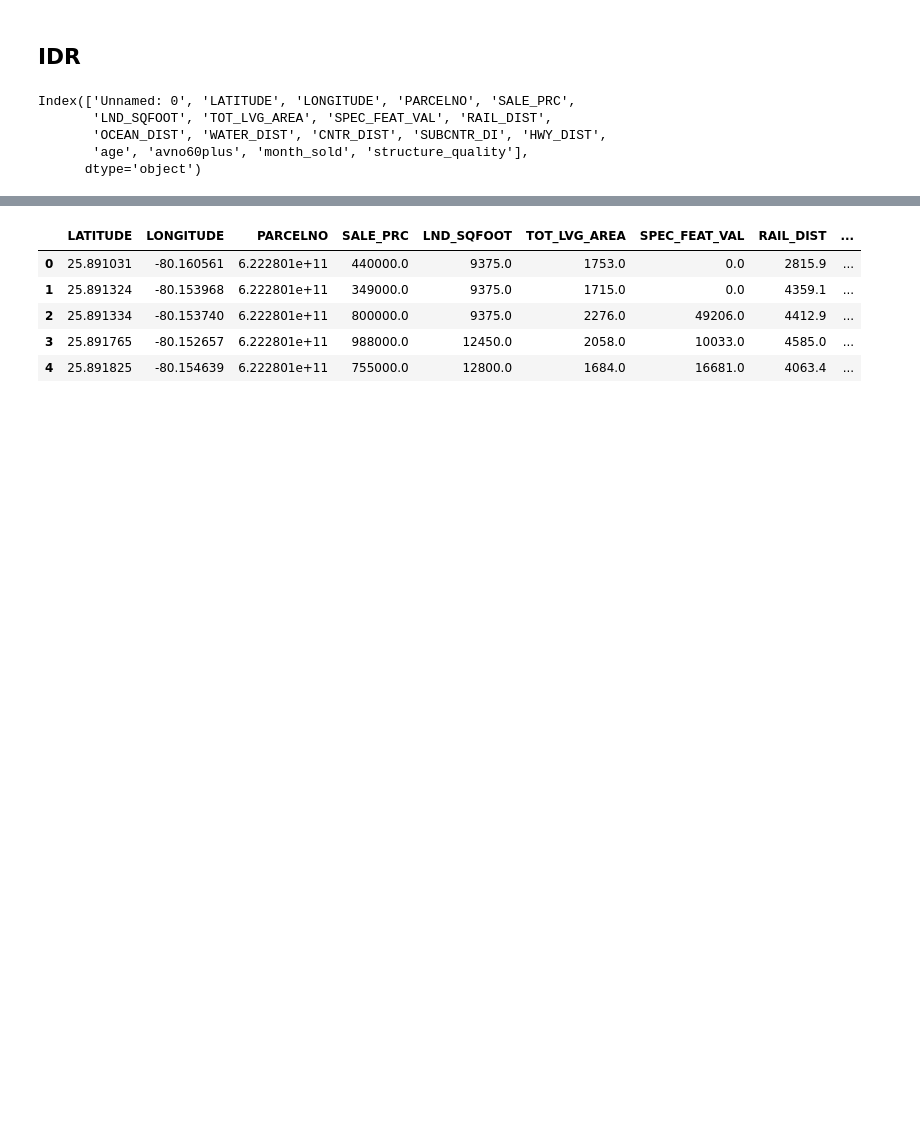
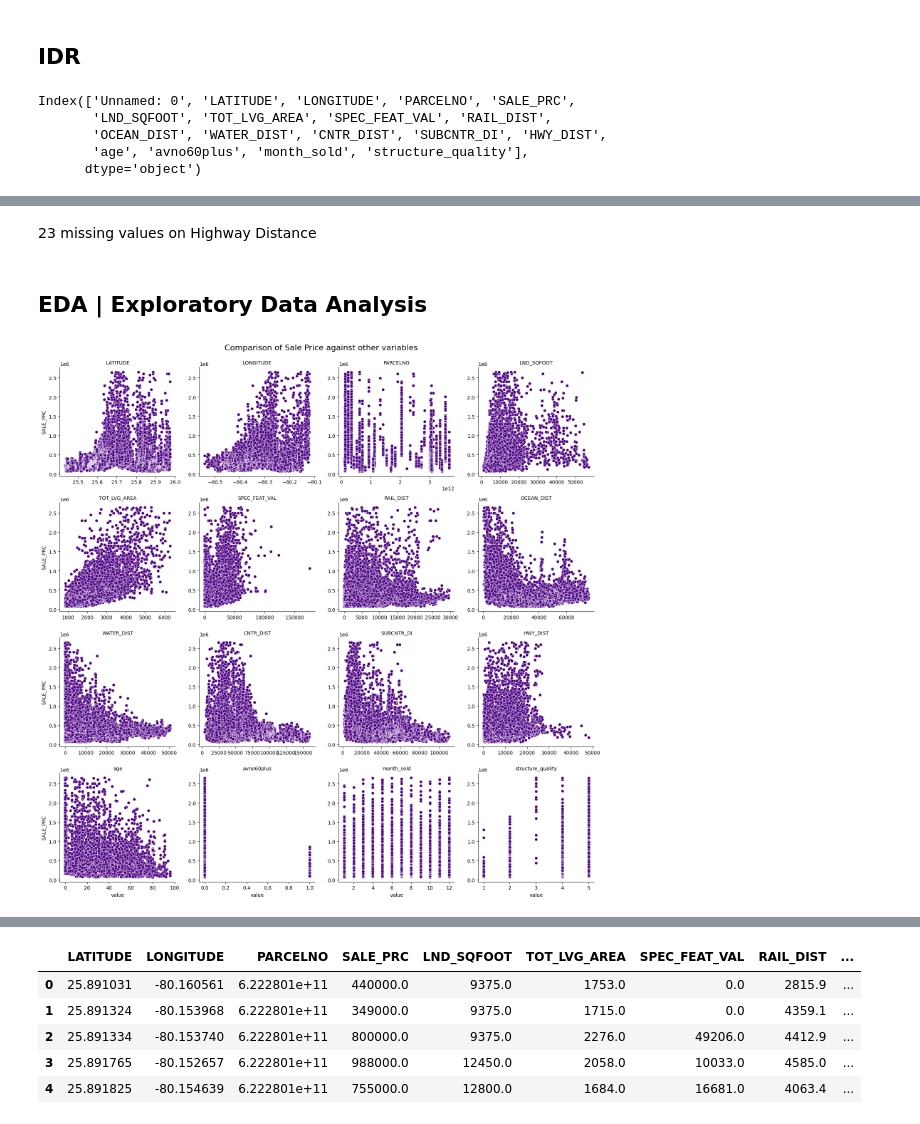
Before and after one commit to MarcusO17/6006CEM-ML, a Jupyter notebook: src/Task 1/main.ipynb, the cells around one changed output, grey strips where cells are left out. Saved outputs shown, nothing was run; the diff lists cells and outputs as text; code cells hidden in the pictures; blank space fills up the shorter version.

```diff
--- a/src/Task 1/main.ipynb
+++ b/src/Task 1/main.ipynb
@@ -91,0 +142,15 @@ df.drop(columns=['Unnamed: 0'],inplace=True)
+# %% [markdown]
+23 missing values on Highway Distance
+# %% [markdown]
+## EDA | Exploratory Data Analysis
+# %%
+df_melt = df.melt(id_vars='SALE_PRC')
+# %%
+ax = sns.FacetGrid(df_melt, col="variable", col_wrap=4, height=4, sharex=False, sharey=False)
+ax.map(sns.scatterplot,"value","SALE_PRC", color="indigo")
+ax.set_titles("{col_name}")
+plt.subplots_adjust(top=0.94)
+ax.figure.suptitle("Comparison of Sale Price against other variables", fontsize=16)
+plt.show()
+# %% [output]
+[figure, added]
```
Also changed, not shown: parts of 48 cells of this notebook.
